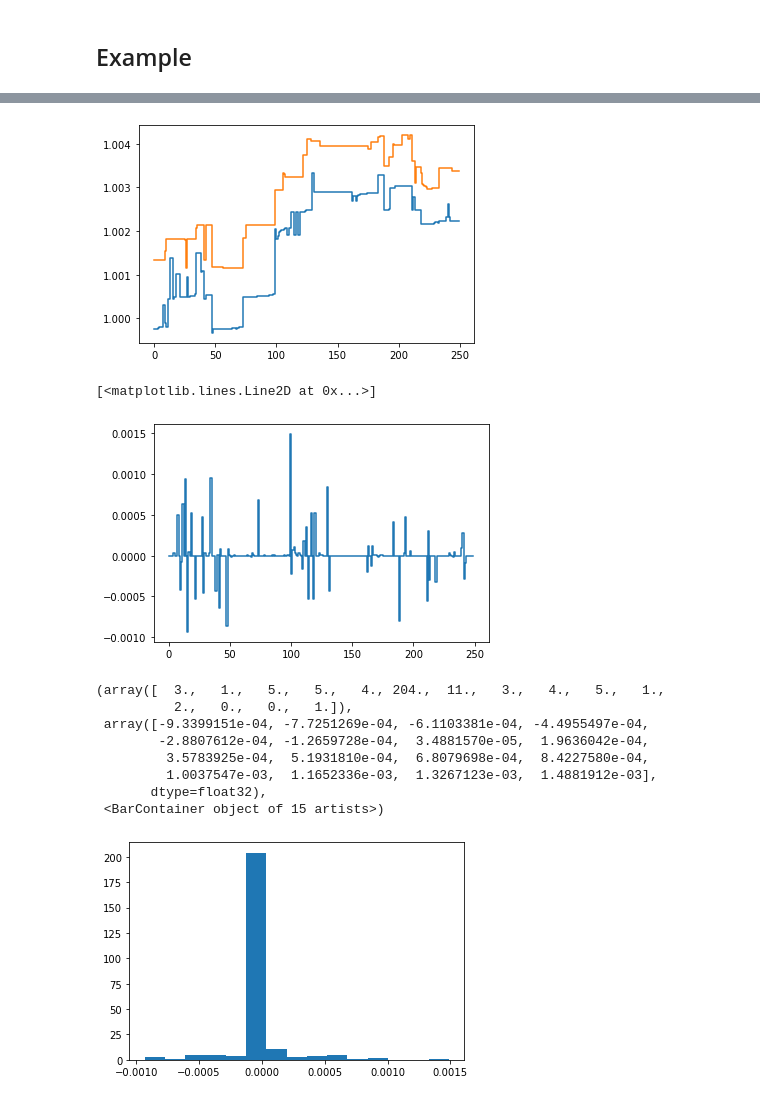
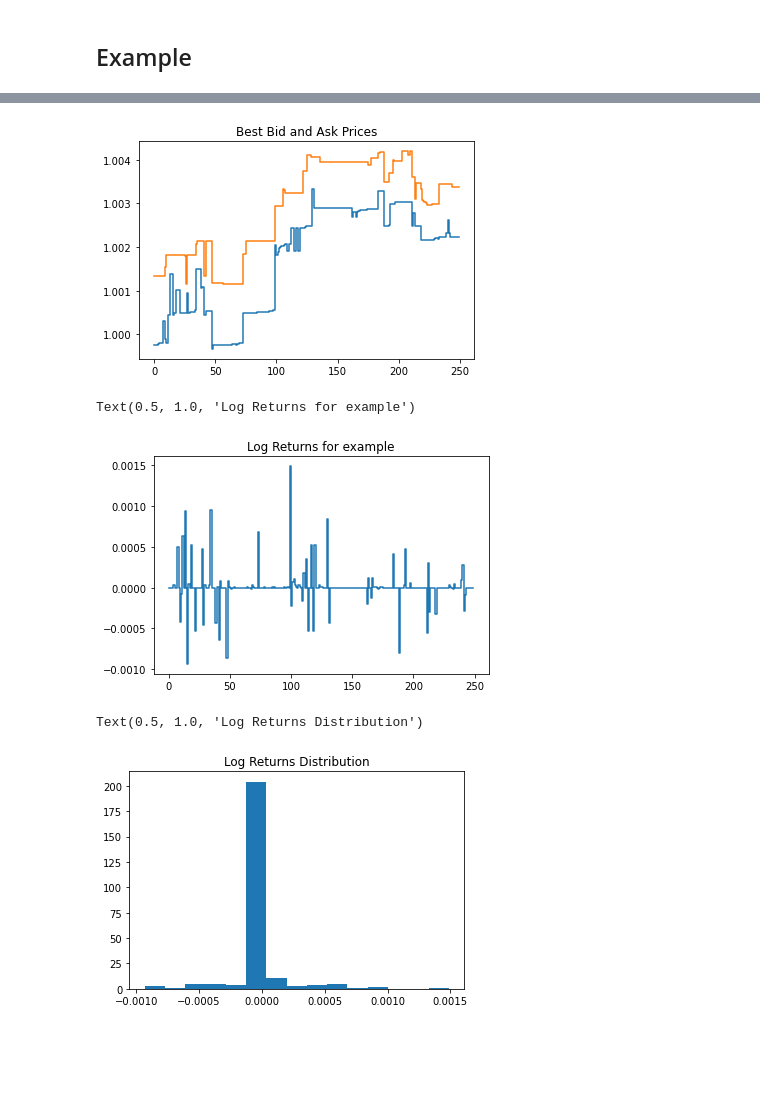
Before and after one commit to thomasarmstrong98/optiver, a Jupyter notebook: research/Tom/notebooks/first_glance.ipynb, the cells around one changed output, grey strips where cells are left out. Cells and saved outputs as stored; diff of their text form; code cells hidden in the pictures; blank space fills up the shorter version.

```diff
--- a/research/Tom/notebooks/first_glance.ipynb
+++ b/research/Tom/notebooks/first_glance.ipynb
@@ -95,29 +97,25 @@ book.head()
 # %%
 # best price time series
 plt.step(book.index, book.bid_price1)
 plt.step(book.index, book.ask_price1)
+plt.title("Best Bid and Ask Prices")
 plt.show()
 # %% [output]
-[figure, old version]
+[figure, new version]
 # %%
 # look at how the returns are distributed
 
 plt.step(book.index, log_return(book.bid_price1))
+plt.title("Log Returns for example")
 # %% [output]
-[<matplotlib.lines.Line2D at 0x...>]
+Text(0.5, 1.0, 'Log Returns for example')
-[figure, old version]
+[figure, new version]
 # %%
 plt.hist(log_return(book.bid_price1), bins = 15)
+plt.title("Log Returns Distribution")
 # %% [output]
-(array([  3.,   1.,   5.,   5.,   4., 204.,  11.,   3.,   4.,   5.,   1.,
-          2.,   0.,   0.,   1.]),
- array([-9.3399151e-04, -7.7251269e-04, -6.1103381e-04, -4.4955497e-04,
-        -2.8807612e-04, -1.2659728e-04,  3.4881570e-05,  1.9636042e-04,
-         3.5783925e-04,  5.1931810e-04,  6.8079698e-04,  8.4227580e-04,
-         1.0037547e-03,  1.1652336e-03,  1.3267123e-03,  1.4881912e-03],
-       dtype=float32),
- <BarContainer object of 15 artists>)
+Text(0.5, 1.0, 'Log Returns Distribution')
-[figure, old version]
+[figure, new version]
 # %%
 # liquidity on best bid and offer is imbalanced
 # favours the bid side (makes sense since this stock is going up at this moment in time)
```
Also changed, not shown: parts of 8 cells of this notebook, 1 other file.
